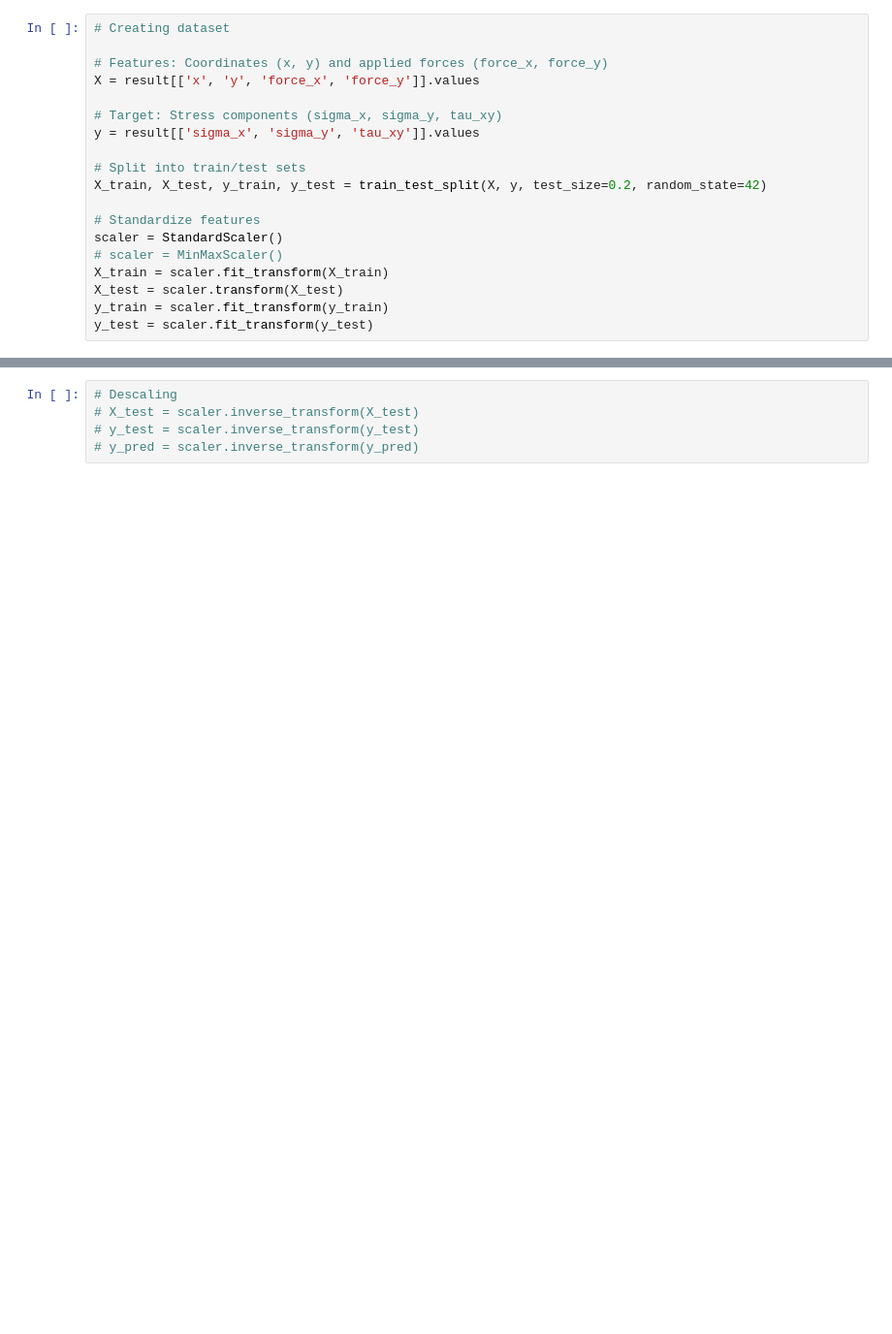
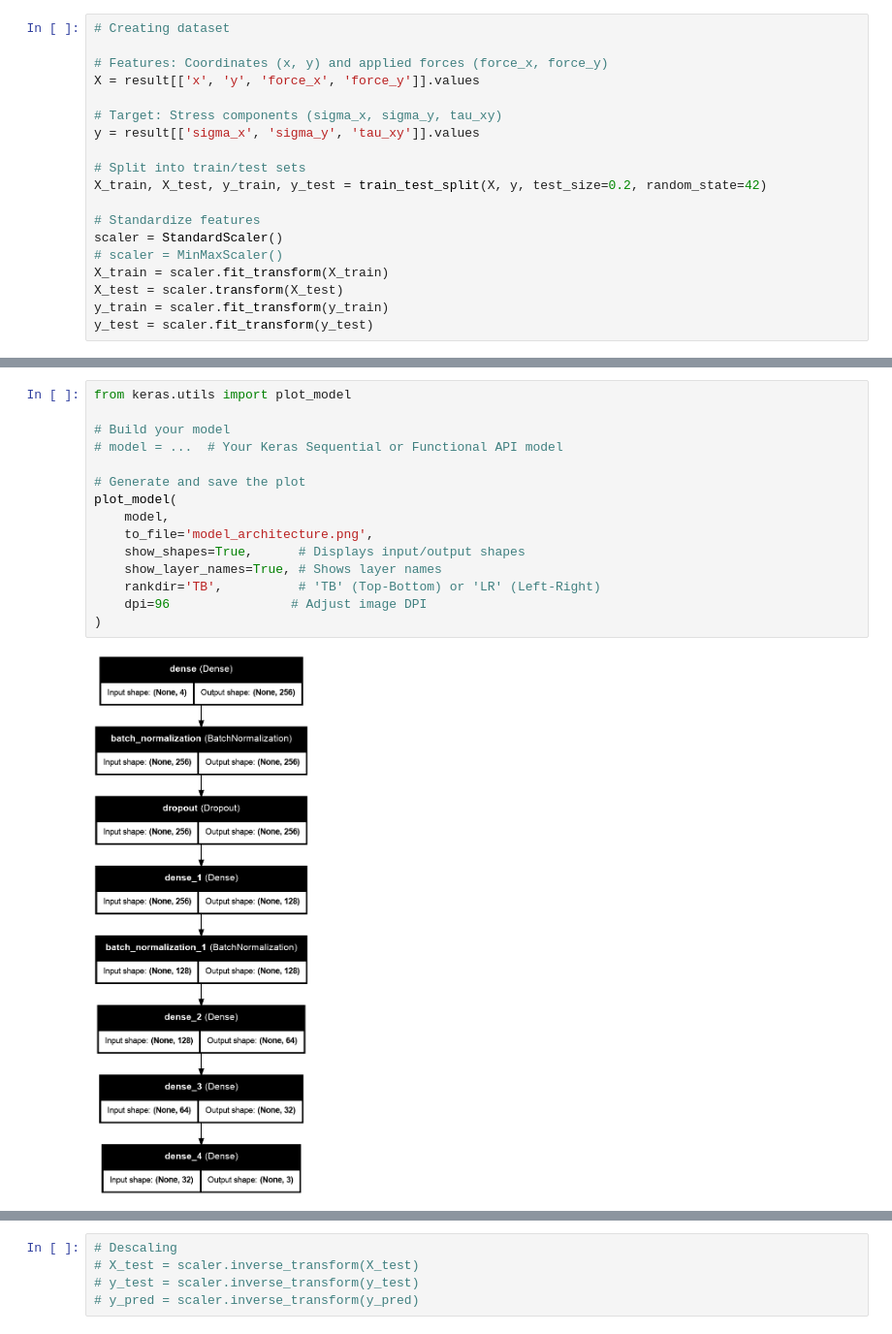
Before and after one commit to Mike-Pits/FEM, a Jupyter notebook: model_2.ipynb, the cells around one changed output, grey strips where cells are left out. Shown at 97% size. Cells and saved outputs as stored; diff of their text form; blank space fills up the shorter version.

Commit message:
added plot model

```diff
--- a/model_2.ipynb
+++ b/model_2.ipynb
@@ -139,6 +139,23 @@ Model: "sequential"
  Total params: 46,147 (180.26 KB)
  Trainable params: 45,379 (177.26 KB)
  Non-trainable params: 768 (3.00 KB)
+# %%
+from keras.utils import plot_model
+
+# Build your model
+# model = ...  # Your Keras Sequential or Functional API model
+
+# Generate and save the plot
+plot_model(
+    model,
+    to_file='model_architecture.png',
+    show_shapes=True,      # Displays input/output shapes
+    show_layer_names=True, # Shows layer names
+    rankdir='TB',          # 'TB' (Top-Bottom) or 'LR' (Left-Right)
+    dpi=96                # Adjust image DPI
+)
+# %% [output]
+[figure, added]
 # %%
 history = model.fit(
     X_train, y_train,
```
Also changed, not shown: parts of 5 cells of this notebook.
